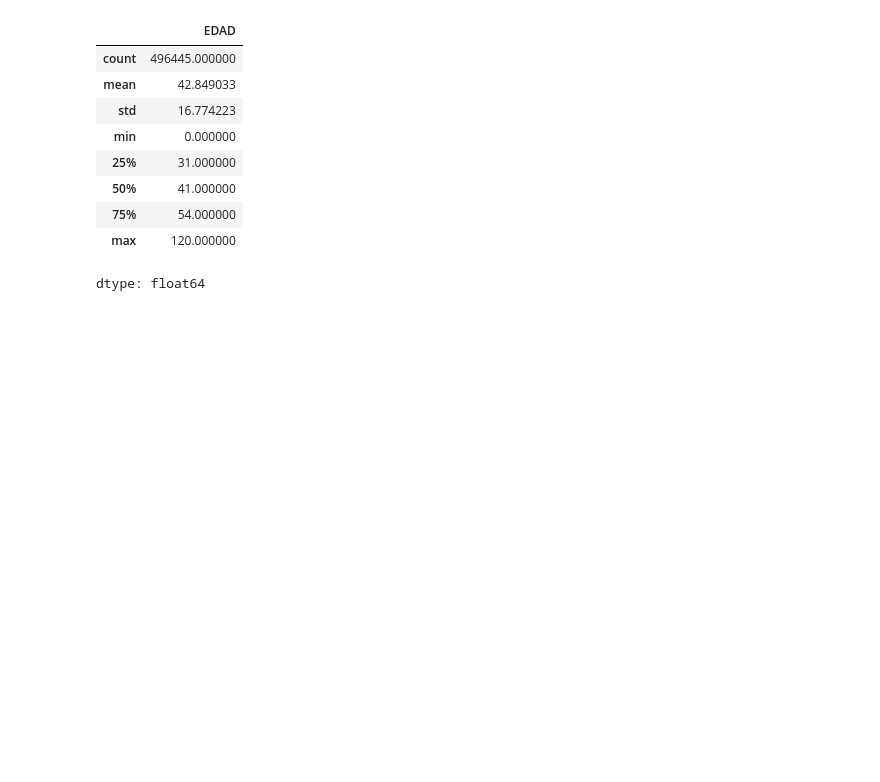
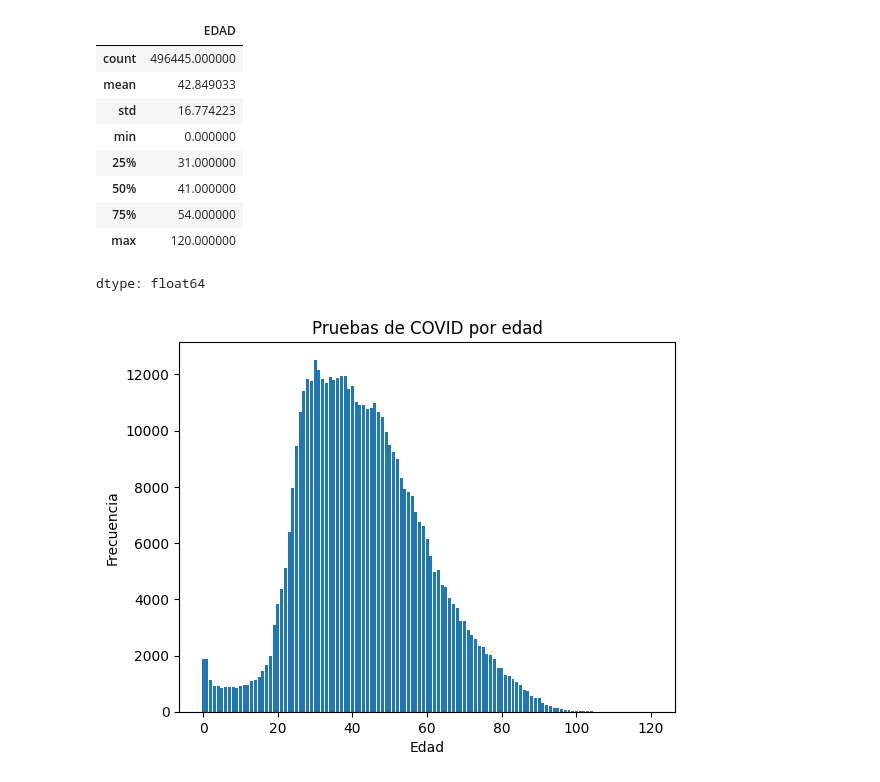
Before and after one commit to DLO-4-ya/Probabilidad-y-Estadistica, a Jupyter notebook: Unidad_1/Practica_5.ipynb, the cells around one changed output. Saved outputs shown, nothing was run; the diff lists cells and outputs as text; code cells hidden in the pictures; blank space fills up the shorter version.

```diff
--- a/Unidad_1/Practica_5.ipynb
+++ b/Unidad_1/Practica_5.ipynb
@@ -64,3 +64,13 @@ covid.EDAD.describe()
 | 75% | 54.000000 |
 | max | 120.000000 |
 dtype: float64
+# %%
+conteo_edades = covid['EDAD'].value_counts().sort_index()
+
+plt.bar(conteo_edades.index, conteo_edades.values)
+plt.xlabel('Edad')
+plt.ylabel('Frecuencia')
+plt.title('Pruebas de COVID por edad')
+plt.show()
+# %% [output]
+[figure, added]
```
Also changed, not shown: parts of 2 cells of this notebook.
